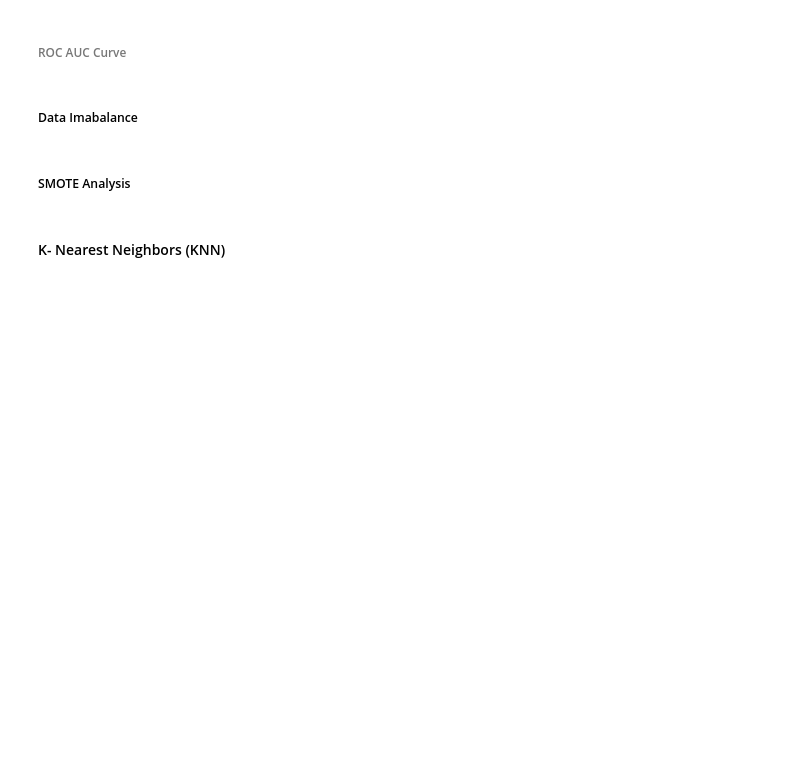
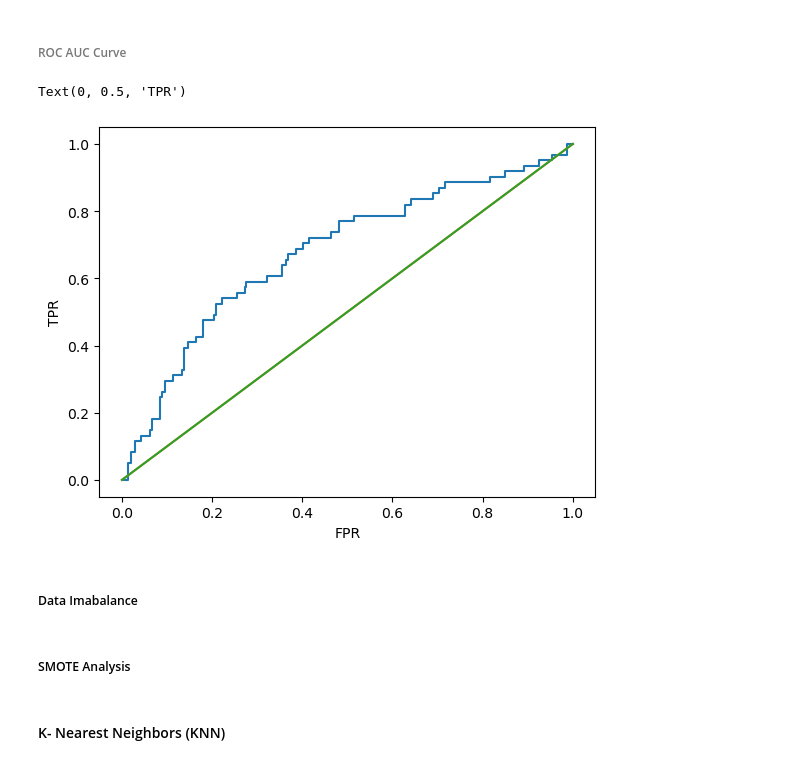
Before and after one commit to Shlok-007-in/Machine-Learning-Practice-, a Jupyter notebook: Week-2 Files (3)/Week-2 Files/Notebooks/Machine Learning Notebook Week-2-Before Session.ipynb, the cells around one changed output. Saved outputs shown, nothing was run; the diff lists cells and outputs as text; code cells hidden in the pictures; blank space fills up the shorter version.

Commit message:
chekcing model accuracy by using confusion matrix, f1_score, precision, recall and ROC-AUC curve

```diff
--- a/Week-2 Files (3)/Week-2 Files/Notebooks/Machine Learning Notebook Week-2-Before Session.ipynb
+++ b/Week-2 Files (3)/Week-2 Files/Notebooks/Machine Learning Notebook Week-2-Before Session.ipynb
@@ -166,2 +170,4 @@ array(['No', 'No', 'No', 'No', 'No', 'No', 'No', 'No', 'No', 'No', 'No',
 # %% [markdown]
 ###### ROC AUC Score
+# %%
+model_pred_prob = log_reg.predict_proba(xtest)[:,1]
@@ -168,2 +178,6 @@ array(['No', 'No', 'No', 'No', 'No', 'No', 'No', 'No', 'No', 'No', 'No',
 # %% [markdown]
 ###### ROC AUC Curve
+# %%
+ytest_numbers = ytest.replace(to_replace=['No','Yes'],value=[0,1])
+# %%
+fpr,tpr,thres = roc_curve(ytest_numbers,model_pred_prob)
@@ -170,3 +188,11 @@ array(['No', 'No', 'No', 'No', 'No', 'No', 'No', 'No', 'No', 'No', 'No',
+# %%
+plt.plot(fpr,tpr)
+plt.plot([[0,0],[1,1]])
+plt.xlabel('FPR')
+plt.ylabel("TPR")
+# %% [output]
+Text(0, 0.5, 'TPR')
+[figure, added]
 # %% [markdown]
 ##### Data Imabalance
 # %% [markdown]
```
Also changed, not shown: parts of 8 cells of this notebook.
